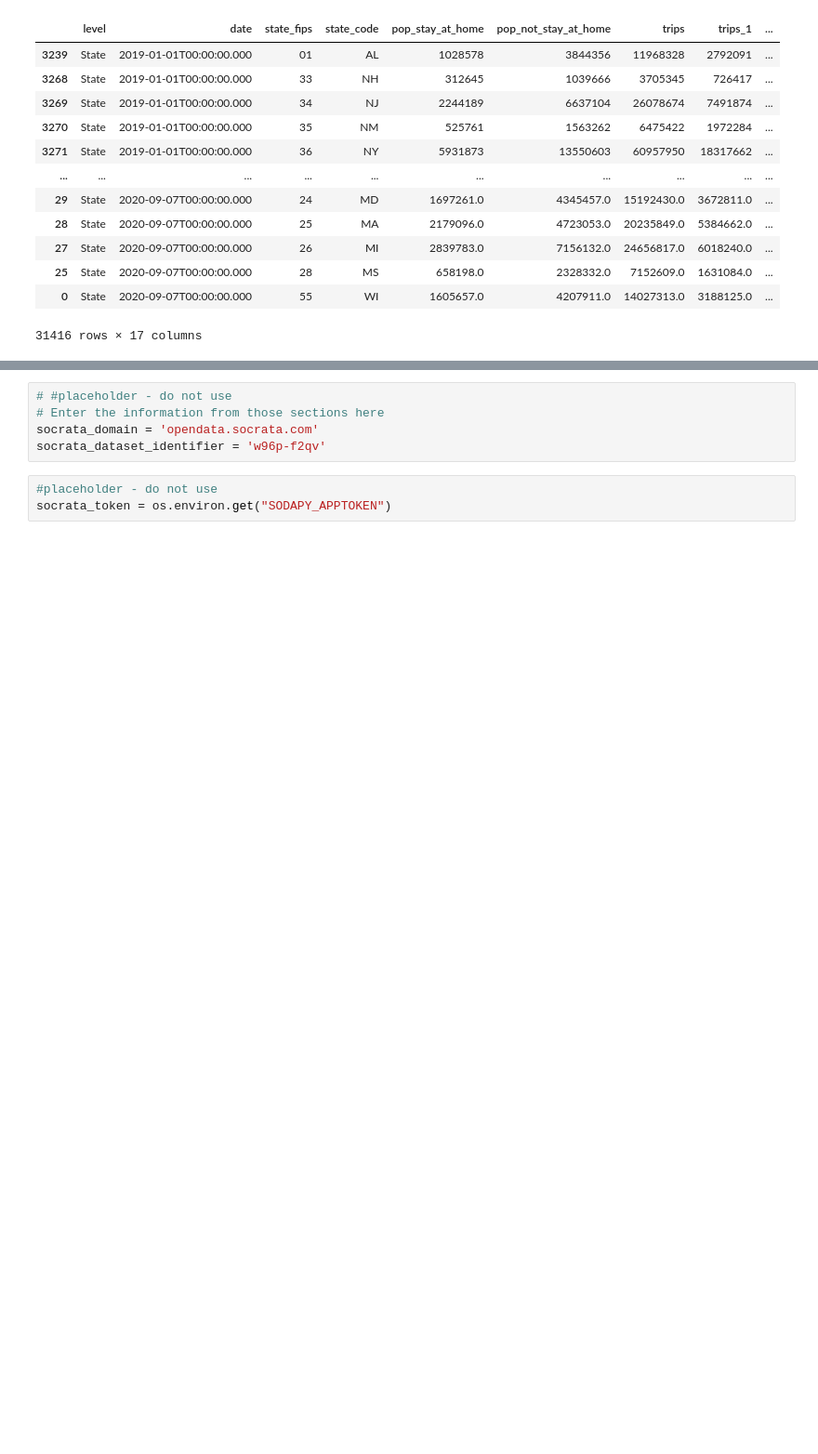
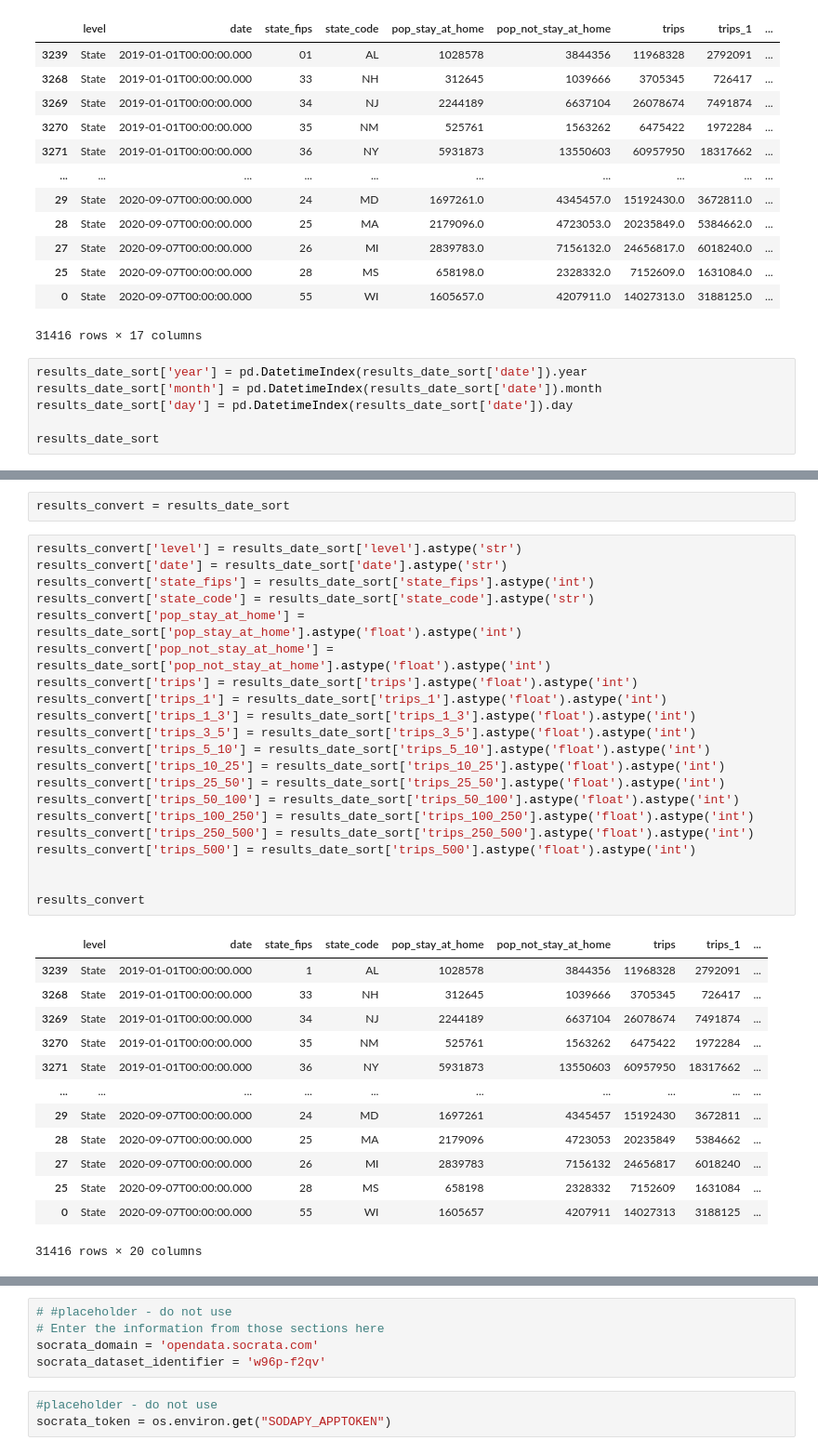
Before and after one commit to aselvan8/project_travel_plan, a Jupyter notebook: data_extraction.ipynb, the cells around one changed output, grey strips where cells are left out. Shown: that part at 93% size. Saved outputs shown, nothing was run; the diff lists cells and outputs as text; blank space fills up the shorter version.

```diff
--- a/data_extraction.ipynb
+++ b/data_extraction.ipynb
@@ -66,3 +65,9 @@ results_date_sort
 | 25 | State | 2020-09-07T00:00:00.000 | 28 | MS | 658198.0 | 2328332.0 | 7152609.0 | 1631084.0 | ... |
 | 0 | State | 2020-09-07T00:00:00.000 | 55 | WI | 1605657.0 | 4207911.0 | 14027313.0 | 3188125.0 | ... |
 31416 rows × 17 columns
+# %%
+results_date_sort['year'] = pd.DatetimeIndex(results_date_sort['date']).year
+results_date_sort['month'] = pd.DatetimeIndex(results_date_sort['date']).month
+results_date_sort['day'] = pd.DatetimeIndex(results_date_sort['date']).day
+
+results_date_sort
@@ -68,0 +108,37 @@ results_date_sort
+# %%
+results_convert = results_date_sort
+# %%
+results_convert['level'] = results_date_sort['level'].astype('str')
+results_convert['date'] = results_date_sort['date'].astype('str')
+results_convert['state_fips'] = results_date_sort['state_fips'].astype('int')
+results_convert['state_code'] = results_date_sort['state_code'].astype('str')
+results_convert['pop_stay_at_home'] = results_date_sort['pop_stay_at_home'].astype('float').astype('int')
+results_convert['pop_not_stay_at_home'] = results_date_sort['pop_not_stay_at_home'].astype('float').astype('int')
+results_convert['trips'] = results_date_sort['trips'].astype('float').astype('int')
+results_convert['trips_1'] = results_date_sort['trips_1'].astype('float').astype('int')
+results_convert['trips_1_3'] = results_date_sort['trips_1_3'].astype('float').astype('int')
+results_convert['trips_3_5'] = results_date_sort['trips_3_5'].astype('float').astype('int')
+results_convert['trips_5_10'] = results_date_sort['trips_5_10'].astype('float').astype('int')
+results_convert['trips_10_25'] = results_date_sort['trips_10_25'].astype('float').astype('int')
+results_convert['trips_25_50'] = results_date_sort['trips_25_50'].astype('float').astype('int')
+results_convert['trips_50_100'] = results_date_sort['trips_50_100'].astype('float').astype('int')
+results_convert['trips_100_250'] = results_date_sort['trips_100_250'].astype('float').astype('int')
+results_convert['trips_250_500'] = results_date_sort['trips_250_500'].astype('float').astype('int')
+results_convert['trips_500'] = results_date_sort['trips_500'].astype('float').astype('int')
+
+
+results_convert
+# %% [output]
+|  | level | date | state_fips | state_code | pop_stay_at_home | pop_not_stay_at_home | trips | trips_1 | ... |
+| 3239 | State | 2019-01-01T00:00:00.000 | 1 | AL | 1028578 | 3844356 | 11968328 | 2792091 | ... |
+| 3268 | State | 2019-01-01T00:00:00.000 | 33 | NH | 312645 | 1039666 | 3705345 | 726417 | ... |
+| 3269 | State | 2019-01-01T00:00:00.000 | 34 | NJ | 2244189 | 6637104 | 26078674 | 7491874 | ... |
+| 3270 | State | 2019-01-01T00:00:00.000 | 35 | NM | 525761 | 1563262 | 6475422 | 1972284 | ... |
+| 3271 | State | 2019-01-01T00:00:00.000 | 36 | NY | 5931873 | 13550603 | 60957950 | 18317662 | ... |
+| ... | ... | ... | ... | ... | ... | ... | ... | ... | ... |
+| 29 | State | 2020-09-07T00:00:00.000 | 24 | MD | 1697261 | 4345457 | 15192430 | 3672811 | ... |
+| 28 | State | 2020-09-07T00:00:00.000 | 25 | MA | 2179096 | 4723053 | 20235849 | 5384662 | ... |
+| 27 | State | 2020-09-07T00:00:00.000 | 26 | MI | 2839783 | 7156132 | 24656817 | 6018240 | ... |
+| 25 | State | 2020-09-07T00:00:00.000 | 28 | MS | 658198 | 2328332 | 7152609 | 1631084 | ... |
+| 0 | State | 2020-09-07T00:00:00.000 | 55 | WI | 1605657 | 4207911 | 14027313 | 3188125 | ... |
+31416 rows × 20 columns
```
Also changed, not shown: parts of 16 cells of this notebook, 1 other file.
